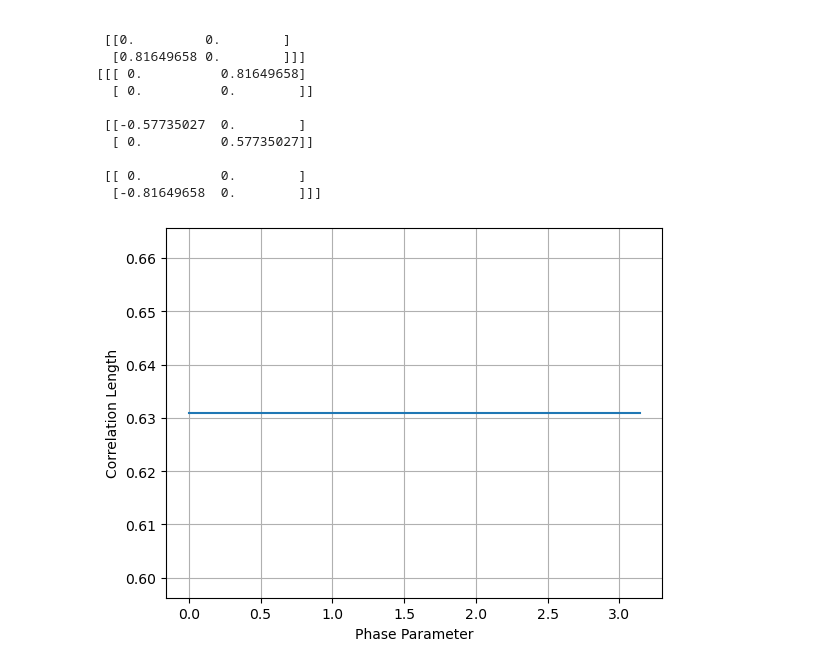
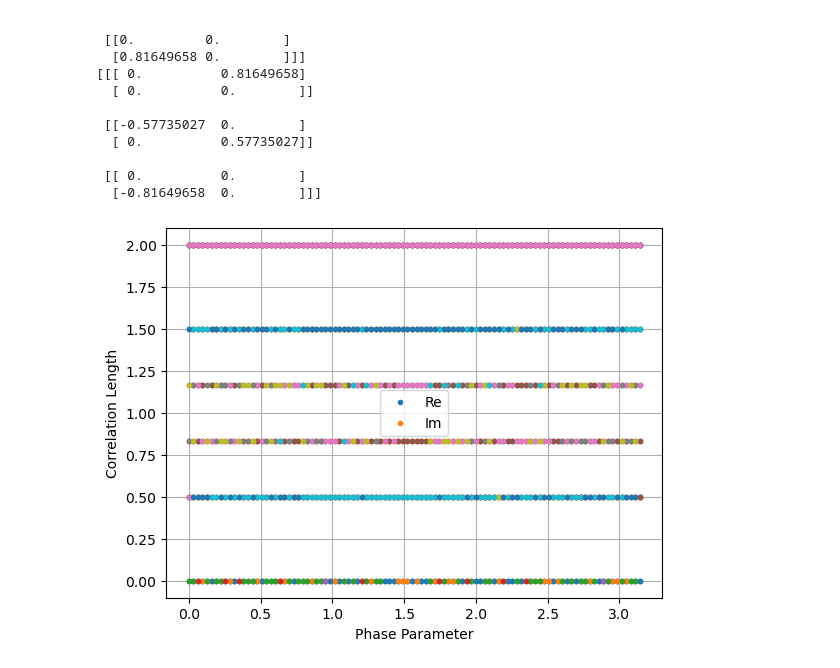
Before and after one commit to baseline-yateru/EMachine, a Jupyter notebook: AKLT.ipynb, the cells around one changed output. Cells and saved outputs as stored; diff of their text form; code cells hidden in the pictures.

```diff
--- a/AKLT.ipynb
+++ b/AKLT.ipynb
@@ -677,17 +679,20 @@ print(aklt().A)
 # %%
 phases = np.zeros((100, 3, 2))
 phases[:,1,0] = 1
 phases[:,2,1] = 1
 phase_array = np.linspace(0, np.pi, 100)
 phases = np.einsum('i,ijk->ijk', phase_array, phases)
 
 phased_aklt = [EM2.PhasedEMachine(aklt().A, p) for p in phases]
-
-qsm = [pa.statistical_memory() for pa in phased_aklt]
-plt.plot(phase_array, qsm)
+ham_levels = np.array([np.linalg.eigvals(pa.parent_hamiltonian(2,3)) for pa in phased_aklt]).T
+# Plot real and imaginary parts separately
+for levels in ham_levels:
+    plt.plot(phase_array, levels.real, ".", label='Re')
+    #plt.plot(phase_array, levels.imag, '--', label='Im')
 plt.xlabel("Phase Parameter")
 plt.ylabel("Correlation Length")
 plt.grid(True)
+plt.legend(['Re', 'Im'])
 plt.show()
 # %% [output]
-[figure, old version]
+[figure, new version]
```
Also changed, not shown: parts of 17 cells of this notebook, 7 other files.
